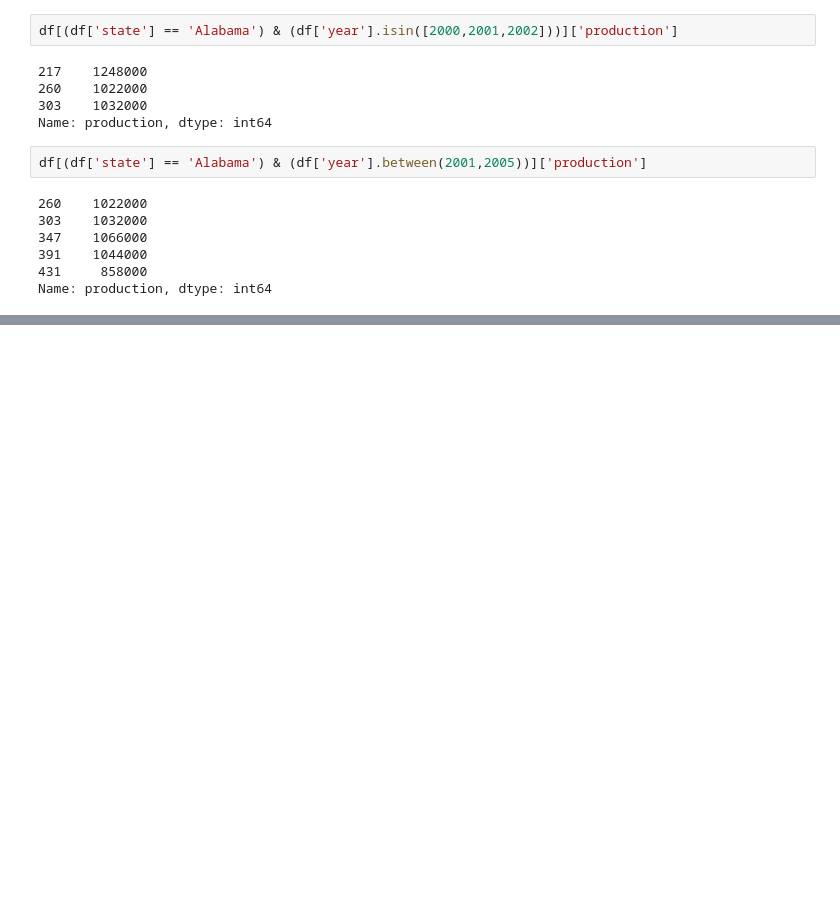
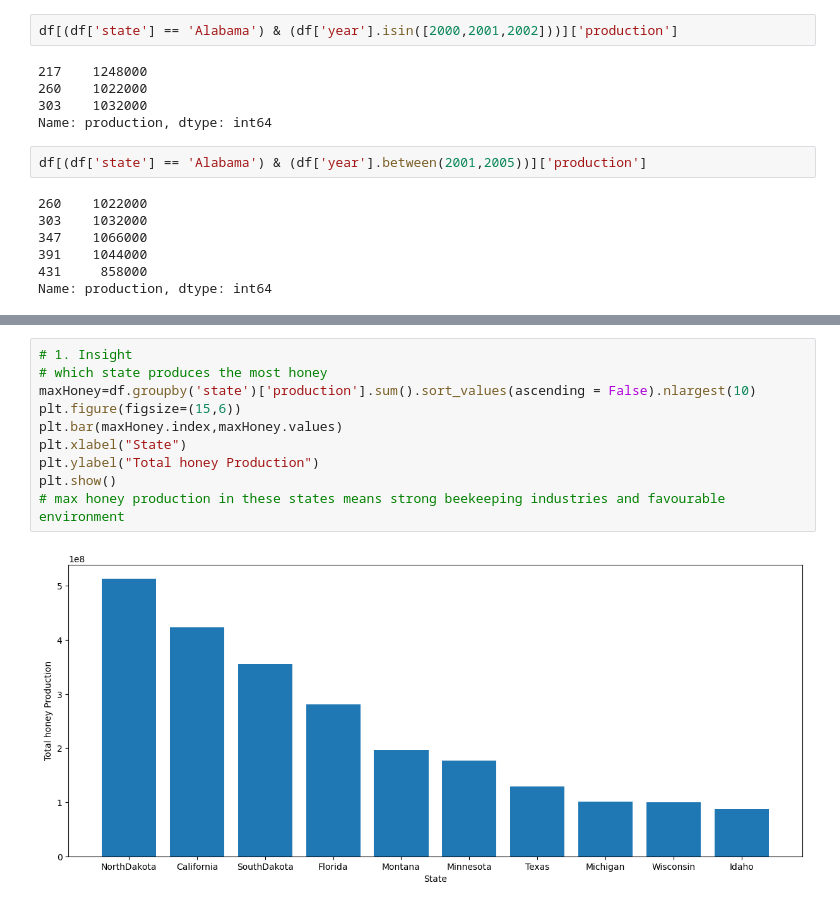
Before and after one commit to Isha-Chaudhary48/Python_libraries, a Jupyter notebook: Data_Aggregation_06_March.ipynb, the cells around one changed output, grey strips where cells are left out. Drawn from its saved outputs; the diff is of its cells as text; blank space fills up the shorter version.

```diff
--- a/Data_Aggregation_06_March.ipynb
+++ b/Data_Aggregation_06_March.ipynb
@@ -387,0 +411,12 @@ Name: production, dtype: int64
+# %%
+# 1. Insight
+# which state produces the most honey
+maxHoney=df.groupby('state')['production'].sum().sort_values(ascending = False).nlargest(10)
+plt.figure(figsize=(15,6))
+plt.bar(maxHoney.index,maxHoney.values)
+plt.xlabel("State")
+plt.ylabel("Total honey Production")
+plt.show()
+# max honey production in these states means strong beekeeping industries and favourable environment
+# %% [output]
+[figure, added]
```
Also changed, not shown: parts of 22 cells of this notebook, 5 other files.
